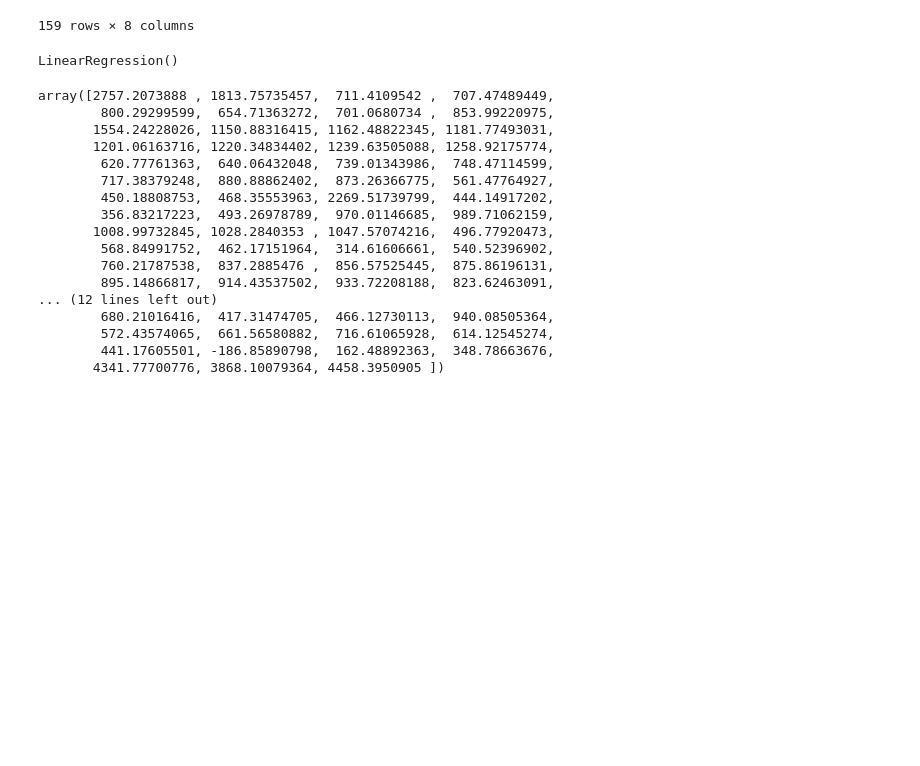
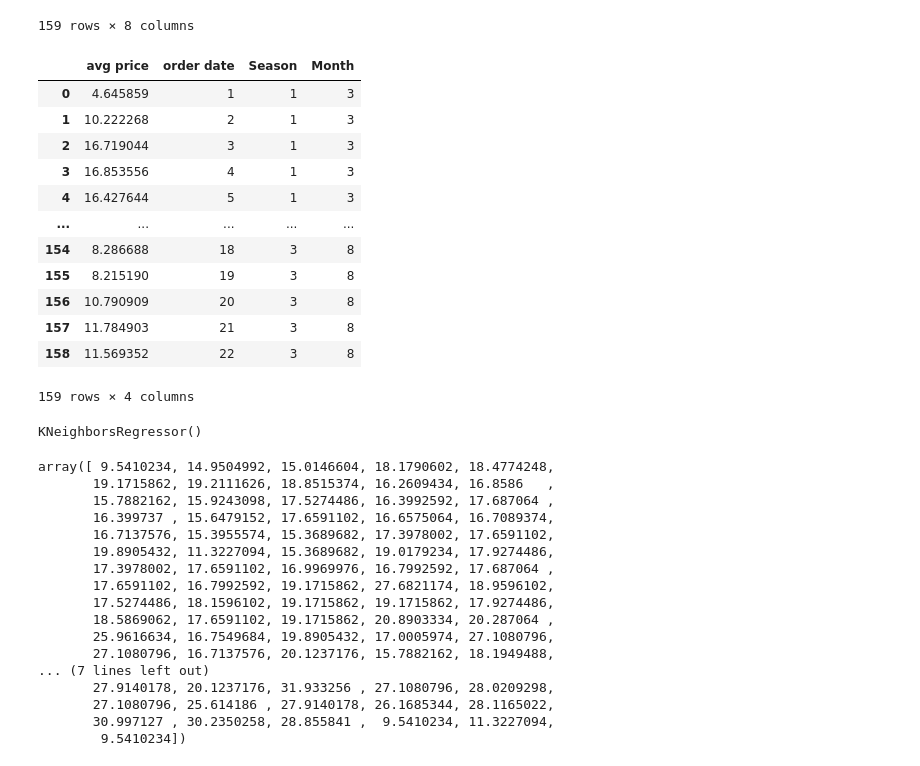
Before and after one commit to Meet7834/Price-Predictor, a Jupyter notebook: hackathon-priceprediction.ipynb, the cells around one changed output. Saved outputs shown, nothing was run; the diff lists cells and outputs as text; code cells hidden in the pictures; blank space fills up the shorter version.

```diff
--- a/hackathon-priceprediction.ipynb
+++ b/hackathon-priceprediction.ipynb
@@ -91,10 +91,25 @@ data
 # %%
 #splitting dataset into X and y
 y = data['avg price']
 X = data.drop(['avg price','prod_name'], axis=1)
 #for demand
 z = data['order']
 w = data.drop(['order', 'pack sold' , 'prod_id', 'prod_name'], axis =1)
+w
+# %% [output]
+|  | avg price | order date | Season | Month |
+| 0 | 4.645859 | 1 | 1 | 3 |
+| 1 | 10.222268 | 2 | 1 | 3 |
+| 2 | 16.719044 | 3 | 1 | 3 |
+| 3 | 16.853556 | 4 | 1 | 3 |
+| 4 | 16.427644 | 5 | 1 | 3 |
+| ... | ... | ... | ... | ... |
+| 154 | 8.286688 | 18 | 3 | 8 |
+| 155 | 8.215190 | 19 | 3 | 8 |
+| 156 | 10.790909 | 20 | 3 | 8 |
+| 157 | 11.784903 | 21 | 3 | 8 |
+| 158 | 11.569352 | 22 | 3 | 8 |
+159 rows × 4 columns
 # %%
 #splitting into testing and trainning
 X_train,X_test,y_train,y_test=train_test_split(X,y,train_size=0.7,shuffle=False,random_state=1)
@@ -104,34 +142,31 @@ w_train,w_test,z_train,z_test=train_test_split(w,z,train_size=0.7,shuffle=False,
 # %%
 #model selection linear regression
-price_reg_model=LinearRegression()
+price_reg_model= KNeighborsRegressor()
 price_reg_model.fit(X_train,y_train)
 
-order_reg_model =LinearRegression()
+order_reg_model = KNeighborsRegressor()
 order_reg_model.fit(w_train,z_train)
 # %% [output]
-LinearRegression()
+KNeighborsRegressor()
 # %%
 #Training data prediction
 price_data_pred= price_reg_model.predict(X_train)
 price_data_pred
-
-order_data_pred= order_reg_model.predict(w_train)
-order_data_pred
 # %% [output]
-array([2757.2073888 , 1813.75735457,  711.4109542 ,  707.47489449,
-        800.29299599,  654.71363272,  701.0680734 ,  853.99220975,
-       1554.24228026, 1150.88316415, 1162.48822345, 1181.77493031,
-       1201.06163716, 1220.34834402, 1239.63505088, 1258.92175774,
-        620.77761363,  640.06432048,  739.01343986,  748.47114599,
-        717.38379248,  880.88862402,  873.26366775,  561.47764927,
-        450.18808753,  468.35553963, 2269.51739799,  444.14917202,
-        356.83217223,  493.26978789,  970.01146685,  989.71062159,
-       1008.99732845, 1028.2840353 , 1047.57074216,  496.77920473,
-        568.84991752,  462.17151964,  314.61606661,  540.52396902,
-        760.21787538,  837.2885476 ,  856.57525445,  875.86196131,
-        895.14866817,  914.43537502,  933.72208188,  823.62463091,
-... (12 lines left out)
-        680.21016416,  417.31474705,  466.12730113,  940.08505364,
-        572.43574065,  661.56580882,  716.61065928,  614.12545274,
-        441.17605501, -186.85890798,  162.48892363,  348.78663676,
-       4341.77700776, 3868.10079364, 4458.3950905 ])
+array([ 9.5410234, 14.9504992, 15.0146604, 18.1790602, 18.4774248,
+       19.1715862, 19.2111626, 18.8515374, 16.2609434, 16.8586   ,
+       15.7882162, 15.9243098, 17.5274486, 16.3992592, 17.687064 ,
+       16.399737 , 15.6479152, 17.6591102, 16.6575064, 16.7089374,
+       16.7137576, 15.3955574, 15.3689682, 17.3978002, 17.6591102,
+       19.8905432, 11.3227094, 15.3689682, 19.0179234, 17.9274486,
+       17.3978002, 17.6591102, 16.9969976, 16.7992592, 17.687064 ,
+       17.6591102, 16.7992592, 19.1715862, 27.6821174, 18.9596102,
+       17.5274486, 18.1596102, 19.1715862, 19.1715862, 17.9274486,
+       18.5869062, 17.6591102, 19.1715862, 20.8903334, 20.287064 ,
+       25.9616634, 16.7549684, 19.8905432, 17.0005974, 27.1080796,
+       27.1080796, 16.7137576, 20.1237176, 15.7882162, 18.1949488,
+... (7 lines left out)
+       27.9140178, 20.1237176, 31.933256 , 27.1080796, 28.0209298,
+       27.1080796, 25.614186 , 27.9140178, 26.1685344, 28.1165022,
+       30.997127 , 30.2350258, 28.855841 ,  9.5410234, 11.3227094,
+        9.5410234])
```
Also changed, not shown: parts of 14 cells of this notebook.
